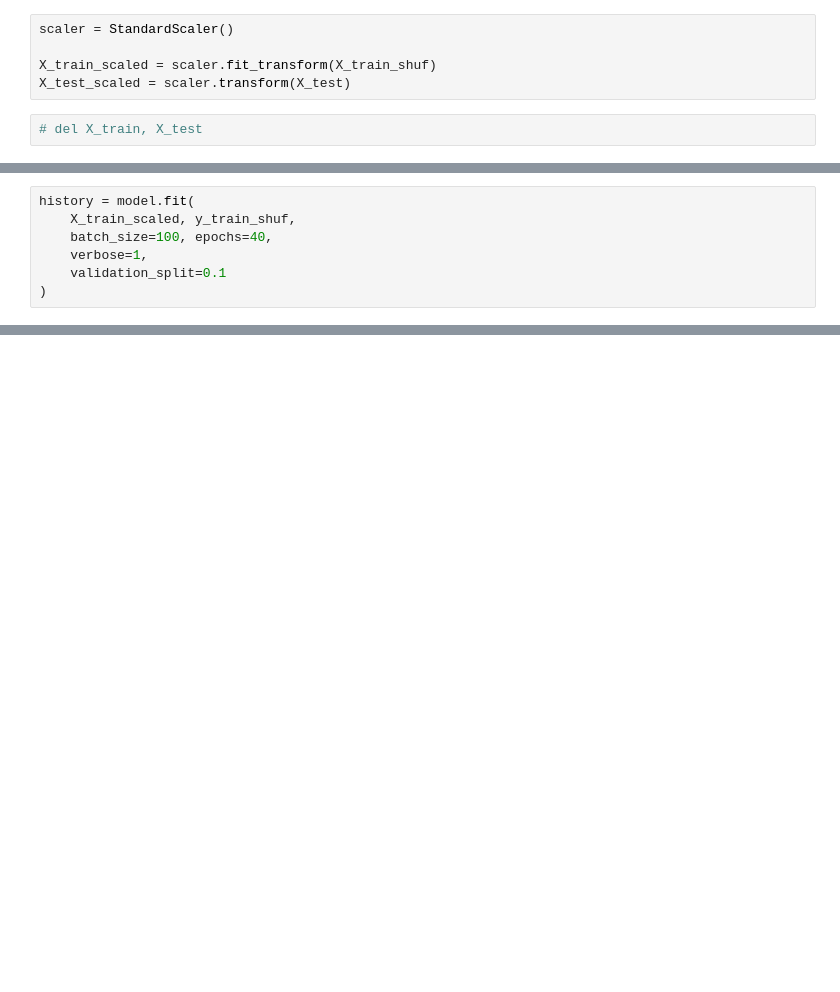
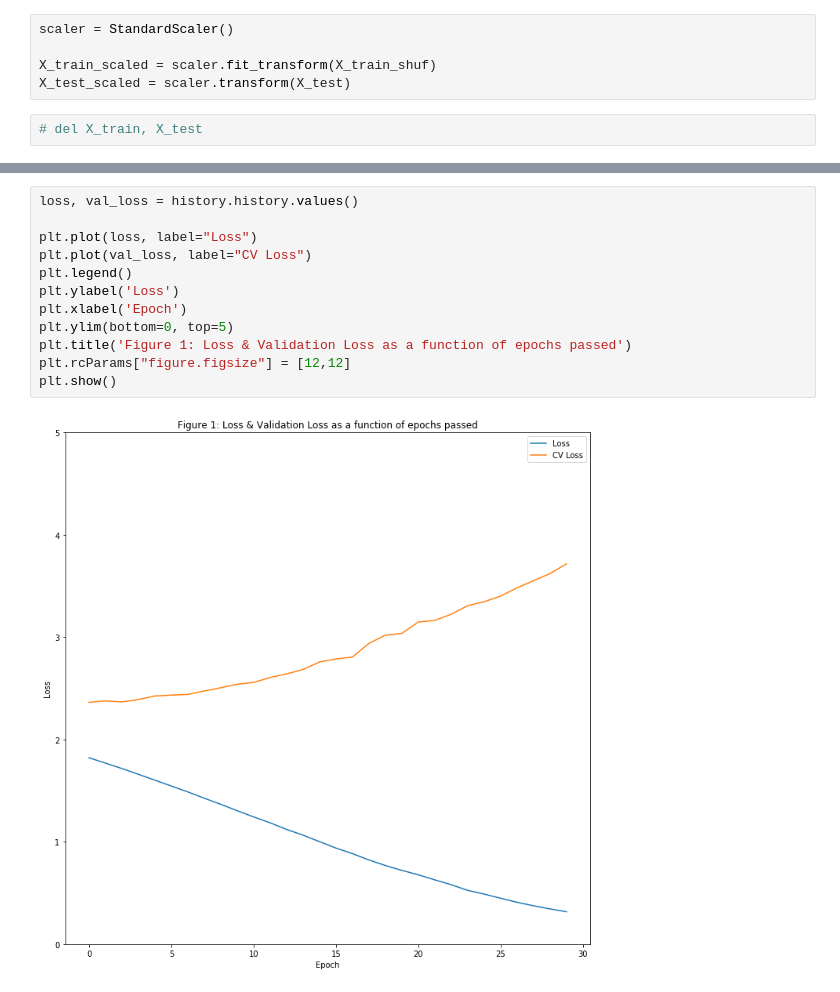
Before and after one commit to rocky1638/music-genre-analysis, a Jupyter notebook: training.ipynb, the cells around one changed output, grey strips where cells are left out. Saved outputs shown, nothing was run; the diff lists cells and outputs as text; blank space fills up the shorter version.

```diff
--- a/training.ipynb
+++ b/training.ipynb
@@ -160,7 +54,0 @@ model.compile(optimizer=sgd_optimizer, loss='categorical_crossentropy')
-# %%
-history = model.fit(
-    X_train_scaled, y_train_shuf,
-    batch_size=100, epochs=40,
-    verbose=1,
-    validation_split=0.1
-)
@@ -196,0 +173,14 @@ Accuracy on training set: 0.6059830786148702
+# %%
+loss, val_loss = history.history.values()
+
+plt.plot(loss, label="Loss")
+plt.plot(val_loss, label="CV Loss")
+plt.legend()
+plt.ylabel('Loss')
+plt.xlabel('Epoch')
+plt.ylim(bottom=0, top=5)
+plt.title('Figure 1: Loss & Validation Loss as a function of epochs passed')
+plt.rcParams["figure.figsize"] = [12,12]
+plt.show()
+# %% [output]
+[figure, added]
```
Also changed, not shown: parts of 27 cells of this notebook, 1 other file.
